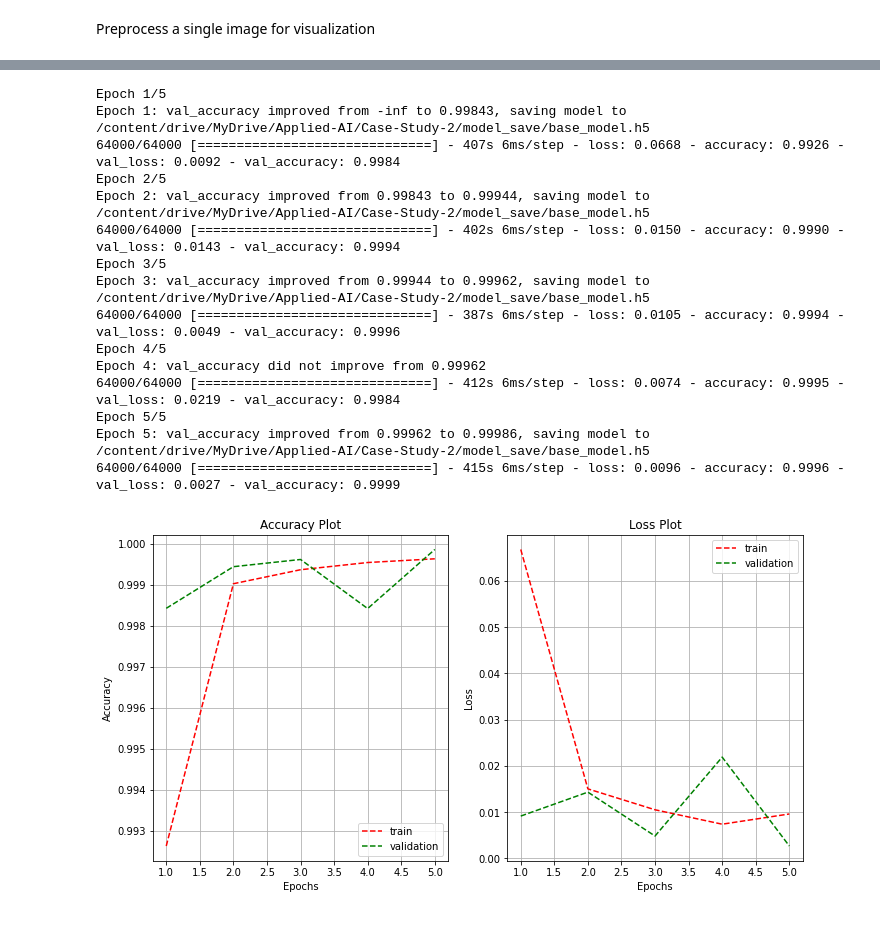
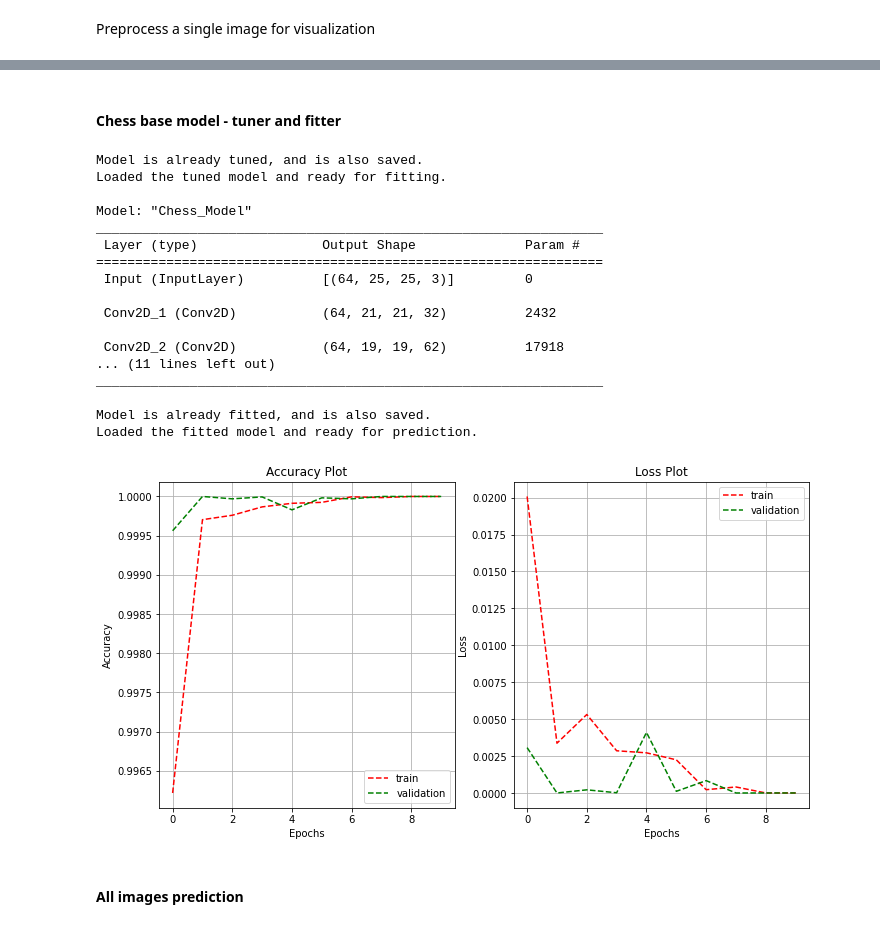
Before and after one commit to mohd-saifuddin/Chess-Recognition-Problem, a Jupyter notebook: 02-Baseline-Model.ipynb, the cells around one changed output, grey strips where cells are left out. Saved outputs shown, nothing was run; the diff lists cells and outputs as text; code cells hidden in the pictures.

Commit message:
Hyper-parameter tuning for baseline model for loss convergence

```diff
--- a/02-Baseline-Model.ipynb
+++ b/02-Baseline-Model.ipynb
@@ -288,5 +295,0 @@ model.compile(optimizer=optimizer, loss='categorical_crossentropy', metrics=['ac
-# %%
-filepath = "/content/drive/MyDrive/Applied-AI/Case-Study-2/model_save/base_model.h5"
-model_save_callback = ModelCheckpoint(
-    filepath=filepath, monitor='val_accuracy', verbose=1, save_best_only=True, mode='auto')
-callbacks = [model_save_callback]
@@ -321,28 +296,2 @@ tf.keras.utils.plot_model(model=model,
-# %%
-epochs = 5
-tracker = model.fit(x=tr_dataset,
-                    validation_data=cv_dataset,
-                    epochs=epochs,
-                    steps_per_epoch=len(tr_images),
-                    validation_steps=len(cv_images),
-                    callbacks=callbacks)
-# %% [output]
-Epoch 1/5
-Epoch 1: val_accuracy improved from -inf to 0.99843, saving model to /content/drive/MyDrive/Applied-AI/Case-Study-2/model_save/base_model.h5
-64000/64000 [==============================] - 407s 6ms/step - loss: 0.0668 - accuracy: 0.9926 - val_loss: 0.0092 - val_accuracy: 0.9984
-Epoch 2/5
-Epoch 2: val_accuracy improved from 0.99843 to 0.99944, saving model to /content/drive/MyDrive/Applied-AI/Case-Study-2/model_save/base_model.h5
-64000/64000 [==============================] - 402s 6ms/step - loss: 0.0150 - accuracy: 0.9990 - val_loss: 0.0143 - val_accuracy: 0.9994
-Epoch 3/5
-Epoch 3: val_accuracy improved from 0.99944 to 0.99962, saving model to /content/drive/MyDrive/Applied-AI/Case-Study-2/model_save/base_model.h5
-64000/64000 [==============================] - 387s 6ms/step - loss: 0.0105 - accuracy: 0.9994 - val_loss: 0.0049 - val_accuracy: 0.9996
-Epoch 4/5
-Epoch 4: val_accuracy did not improve from 0.99962
-64000/64000 [==============================] - 412s 6ms/step - loss: 0.0074 - accuracy: 0.9995 - val_loss: 0.0219 - val_accuracy: 0.9984
-Epoch 5/5
-Epoch 5: val_accuracy improved from 0.99962 to 0.99986, saving model to /content/drive/MyDrive/Applied-AI/Case-Study-2/model_save/base_model.h5
-64000/64000 [==============================] - 415s 6ms/step - loss: 0.0096 - accuracy: 0.9996 - val_loss: 0.0027 - val_accuracy: 0.9999
-# %%
-plot_model_performance(tracker=tracker, epochs=epochs)
-# %% [output]
-[figure, removed]
+# %% [markdown]
+#### Chess base model - tuner and fitter
@@ -349,3 +429,39 @@ plot_model_performance(tracker=tracker, epochs=epochs)
+# %%
+tr_size = len(tr_images)
+cv_size = len(cv_images)
+te_size = len(te_images)
+filepath_tuner = "/content/drive/MyDrive/Applied-AI/Case-Study-2/model_save/tuned_model.h5.h5"
+filepath_fitter = "/content/drive/MyDrive/Applied-AI/Case-Study-2/model_save/tuned_fitted_model.h5"
+filepath_tracker = "/content/drive/MyDrive/Applied-AI/Case-Study-2/model_save/tracker.csv"
+# %%
+ch_obj = ChessModel(
+    tr_dataset=tr_dataset, cv_dataset=cv_dataset, tr_size=tr_size, cv_size=cv_size,
+    filepath_tuner=filepath_tuner,
+    filepath_fitter=filepath_fitter,
+    filepath_tracker=filepath_tracker)
+# %%
+model = ch_obj.model_fitter()
+# %% [output]
+Model is already tuned, and is also saved.
+Loaded the tuned model and ready for fitting.
+
+Model: "Chess_Model"
+_________________________________________________________________
+ Layer (type)                Output Shape              Param #
+=================================================================
+ Input (InputLayer)          [(64, 25, 25, 3)]         0
+
+ Conv2D_1 (Conv2D)           (64, 21, 21, 32)          2432
+
+ Conv2D_2 (Conv2D)           (64, 19, 19, 62)          17918
+... (11 lines left out)
+_________________________________________________________________
+
+Model is already fitted, and is also saved.
+Loaded the fitted model and ready for prediction.
+[figure, added]
+# %% [markdown]
+#### All images prediction
 # %%
 result = model.predict(x=te_dataset, steps=len(te_images))
 # %% [output]
```
Also changed, not shown: parts of 26 cells of this notebook.
